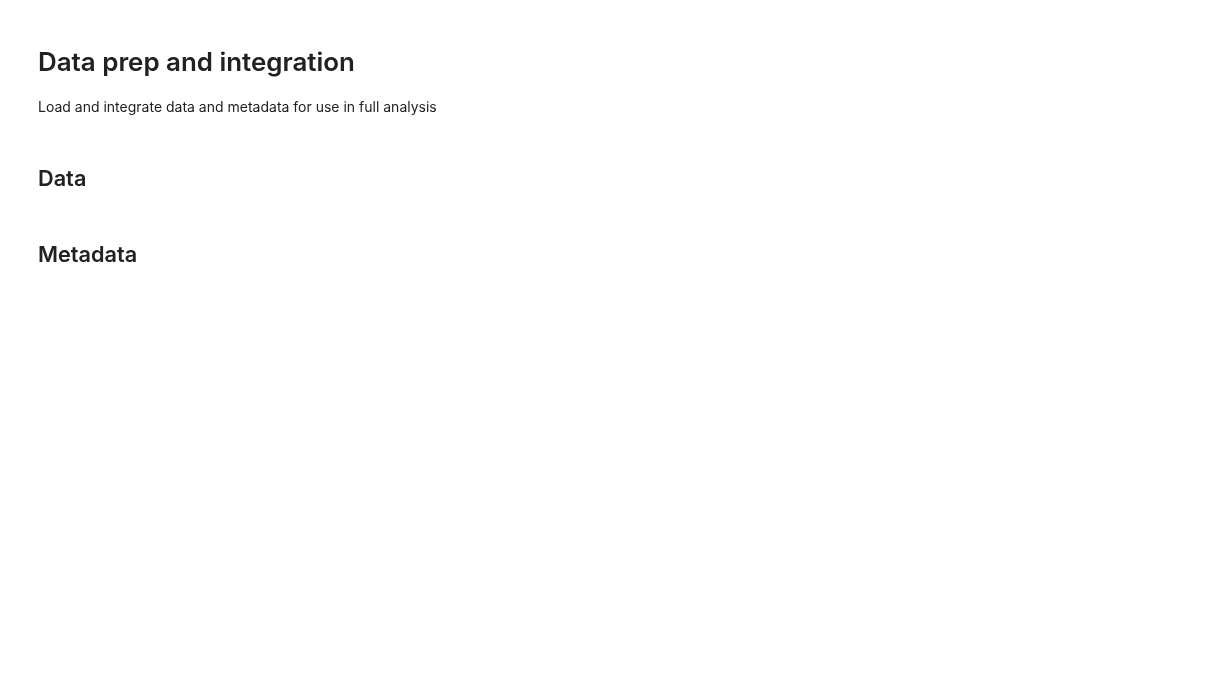
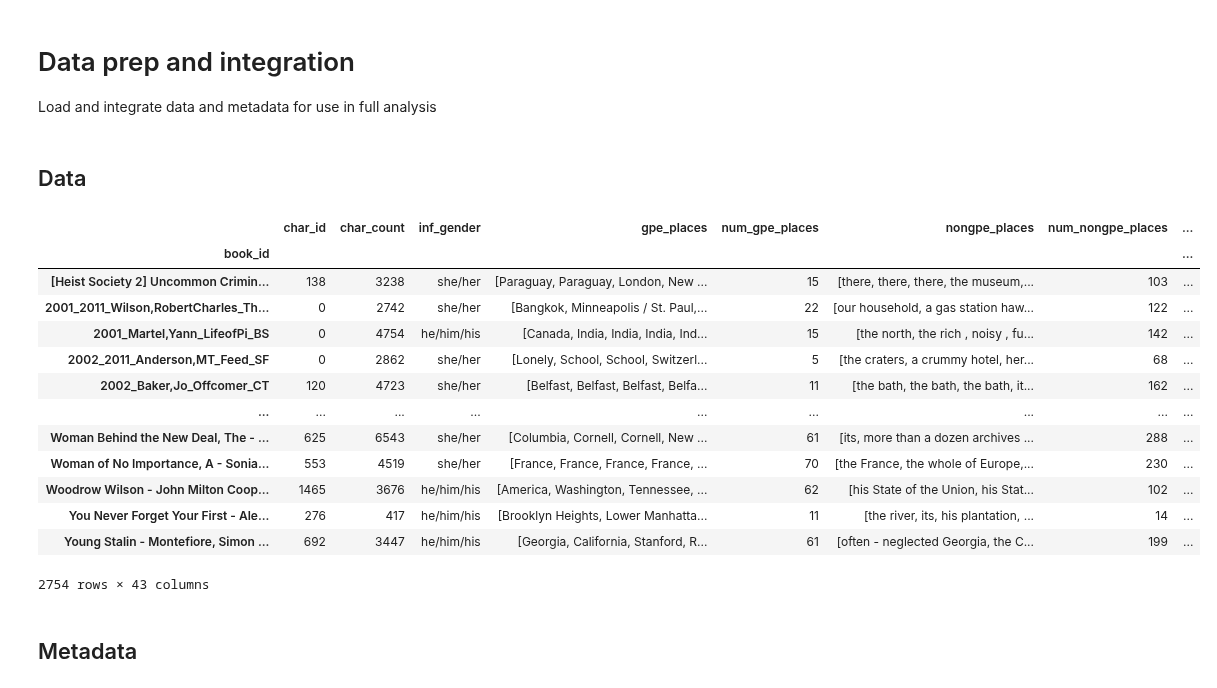
Before and after one commit to wilkens/mobility-books, a Jupyter notebook: notebooks/Data integration.ipynb, the cells around one changed output. Saved outputs shown, nothing was run; the diff lists cells and outputs as text; code cells hidden in the pictures; blank space fills up the shorter version.

Commit message:
Finalizing distances - not complete

```diff
--- a/notebooks/Data integration.ipynb
+++ b/notebooks/Data integration.ipynb
@@ -20,15 +20,14 @@ derived_dir = os.path.join(data_dir, 'derived')
 metadata_dir = os.path.join(data_dir, 'metadata')
 
 # inputs
-conlit_file = 'CONLIT_CharData_AP_7.csv.gz'
-conlit_distance_file = 'CONLIT_CharData_distances_6.csv.gz'
-early_file_wi = 'EARLY_CharData_MW_2.csv.gz'
-early_file_ap = 'EARLY_CharData_02.csv.gz'
-early_file_full = None
+conlit_file = 'CONLIT_CharData_AP_MW_10.csv.gz'
+conlit_distance_file = 'CONLIT_CharData_distances_10.csv.gz'
+early_file_wi = 'EARLY_CharData_distances_10.csv.gz'
+early_file_ap = 'EARLY_CharData_AP_MW_9.csv.gz'
 
 # outputs
 
-conlit_out_file = 'CONLIT_CharData_AP_MW_7.csv.gz'
-early_out_file =  'EARLY_CharData_AP_MW_7.csv.gz'
+conlit_out_file = 'CONLIT_CharData_AP_MW_10.csv.gz'
+early_out_file =  'EARLY_CharData_AP_MW_10.csv.gz'
 # %% [markdown]
 ## Data
@@ -101,0 +65,17 @@ if early_file_ap:
+# %%
+conlit
+# %% [output]
+|  | char_id | char_count | inf_gender | gpe_places | num_gpe_places | nongpe_places | num_nongpe_places | ... |
+| book_id |  |  |  |  |  |  |  | ... |
+| [Heist Society 2] Uncommon Crimin... | 138 | 3238 | she/her | [Paraguay, Paraguay, London, New ... | 15 | [there, there, there, the museum,... | 103 | ... |
+| 2001_2011_Wilson,RobertCharles_Th... | 0 | 2742 | she/her | [Bangkok, Minneapolis / St. Paul,... | 22 | [our household, a gas station haw... | 122 | ... |
+| 2001_Martel,Yann_LifeofPi_BS | 0 | 4754 | he/him/his | [Canada, India, India, India, Ind... | 15 | [the north, the rich , noisy , fu... | 142 | ... |
+| 2002_2011_Anderson,MT_Feed_SF | 0 | 2862 | she/her | [Lonely, School, School, Switzerl... | 5 | [the craters, a crummy hotel, her... | 68 | ... |
+| 2002_Baker,Jo_Offcomer_CT | 120 | 4723 | she/her | [Belfast, Belfast, Belfast, Belfa... | 11 | [the bath, the bath, the bath, it... | 162 | ... |
+| ... | ... | ... | ... | ... | ... | ... | ... | ... |
+| Woman Behind the New Deal, The - ... | 625 | 6543 | she/her | [Columbia, Cornell, Cornell, New ... | 61 | [its, more than a dozen archives ... | 288 | ... |
+| Woman of No Importance, A - Sonia... | 553 | 4519 | she/her | [France, France, France, France, ... | 70 | [the France, the whole of Europe,... | 230 | ... |
+| Woodrow Wilson - John Milton Coop... | 1465 | 3676 | he/him/his | [America, Washington, Tennessee, ... | 62 | [his State of the Union, his Stat... | 102 | ... |
+| You Never Forget Your First - Ale... | 276 | 417 | he/him/his | [Brooklyn Heights, Lower Manhatta... | 11 | [the river, its, his plantation, ... | 14 | ... |
+| Young Stalin - Montefiore, Simon ... | 692 | 3447 | he/him/his | [Georgia, California, Stanford, R... | 61 | [often - neglected Georgia, the C... | 199 | ... |
+2754 rows × 43 columns
```
Also changed, not shown: parts of 3 cells of this notebook, 4 other files.
